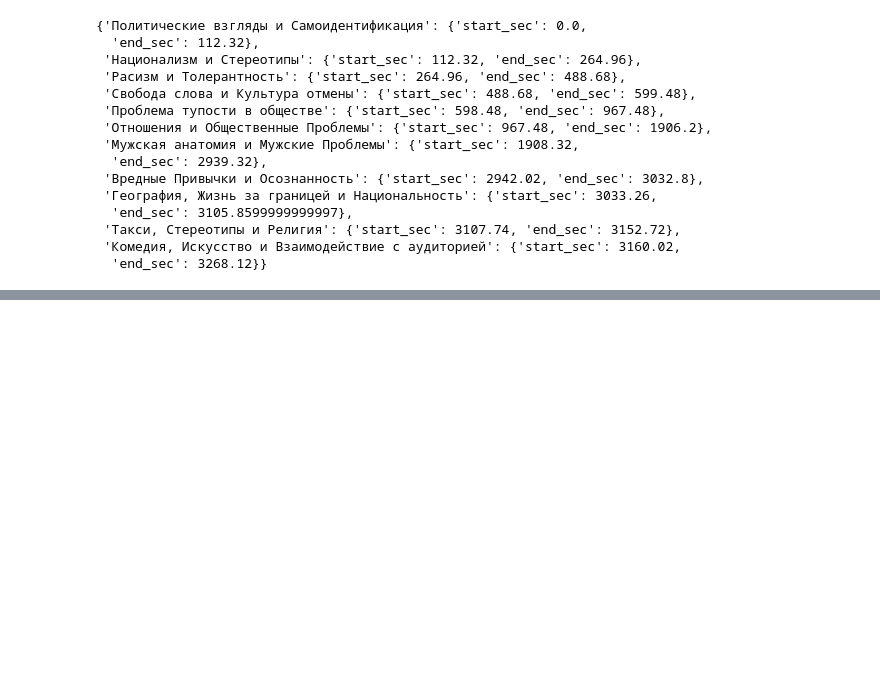
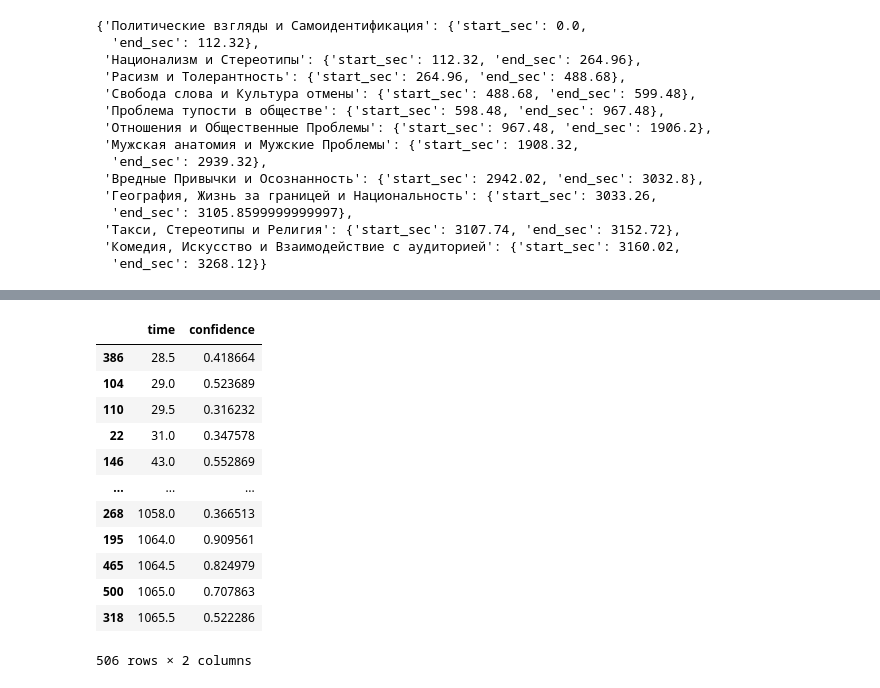
Before and after one commit to NadsonovAS/StandUP_project, a Jupyter notebook: src/Jupiter_test.ipynb, the cells around one changed output, grey strips where cells are left out. Cells and saved outputs as stored; diff of their text form; code cells hidden in the pictures; blank space fills up the shorter version.

```diff
--- a/src/Jupiter_test.ipynb
+++ b/src/Jupiter_test.ipynb
@@ -239,0 +520,33 @@ formatted_text
+# %%
+import json
+import pandas as pd
+
+# Загрузка JSON из файла
+with open("../data/laughter_segmentation_json/Dima.json", "r") as f:
+    data = json.load(f)
+
+# Преобразование в DataFrame
+df_idrak = pd.DataFrame(list(data.items()), columns=["time", "confidence"])
+
+# Преобразование time в float (если требуется числовая ось)
+df_idrak["time"] = df_idrak["time"].astype(float)
+
+# Сортировка по времени (опционально)
+df_idrak.sort_values("time", inplace=True)
+
+# Результат
+df_idrak
+# %% [output]
+|  | time | confidence |
+| 386 | 28.5 | 0.418664 |
+| 104 | 29.0 | 0.523689 |
+| 110 | 29.5 | 0.316232 |
+| 22 | 31.0 | 0.347578 |
+| 146 | 43.0 | 0.552869 |
+| ... | ... | ... |
+| 268 | 1058.0 | 0.366513 |
+| 195 | 1064.0 | 0.909561 |
+| 465 | 1064.5 | 0.824979 |
+| 500 | 1065.0 | 0.707863 |
+| 318 | 1065.5 | 0.522286 |
+506 rows × 2 columns
```
Also changed, not shown: parts of 16 cells of this notebook, 13 other files.
